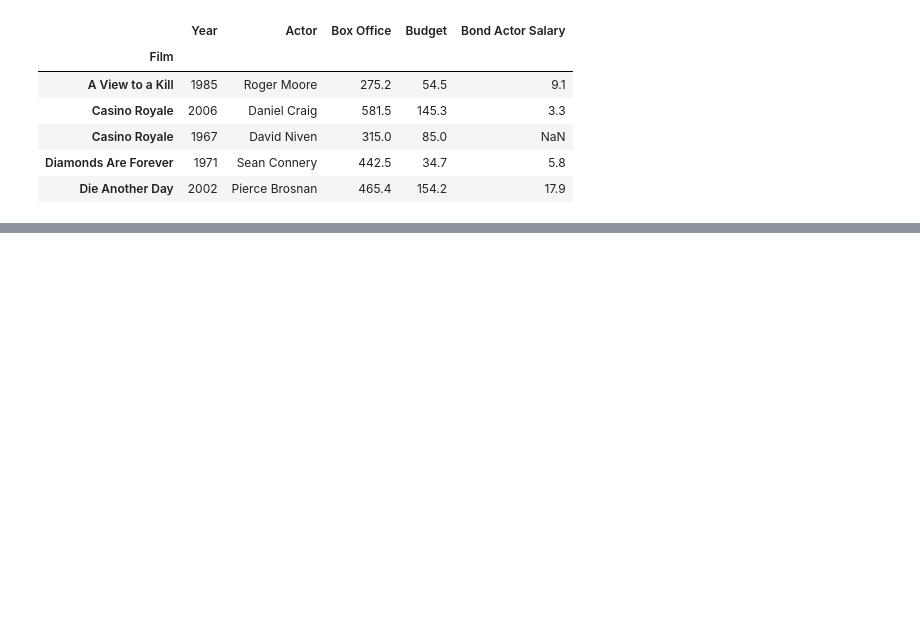
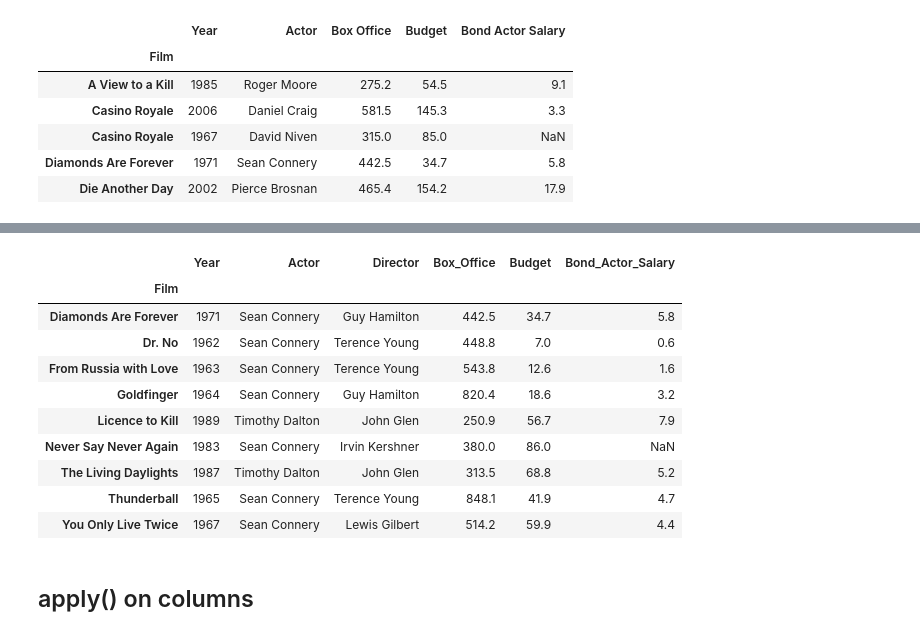
Before and after one commit to topix-hackademy/pandas-for-dummies, a Jupyter notebook: 02_DATAFRAME/Dataframe_p3.ipynb, the cells around one changed output, grey strips where cells are left out. Saved outputs shown, nothing was run; the diff lists cells and outputs as text; code cells hidden in the pictures; blank space fills up the shorter version.

```diff
--- a/02_DATAFRAME/Dataframe_p3.ipynb
+++ b/02_DATAFRAME/Dataframe_p3.ipynb
@@ -499,0 +663,4 @@ bond.head()
+# %%
+bond = pd.read_csv("data/jamesbond.csv", index_col="Film")
+bond.sort_index(inplace=True)
+bond.head(3)
@@ -499,0 +673,3 @@ bond.head()
+# %%
+# we need to avoid space in columns!
+bond.columns = [x.replace(" ", "_") for x in bond.columns]
@@ -499,0 +718,16 @@ bond.head()
+# %%
+bond.query('Actor in ["Sean Connery", "Timothy Dalton"]')
+# %% [output]
+|  | Year | Actor | Director | Box_Office | Budget | Bond_Actor_Salary |
+| Film |  |  |  |  |  |  |
+| Diamonds Are Forever | 1971 | Sean Connery | Guy Hamilton | 442.5 | 34.7 | 5.8 |
+| Dr. No | 1962 | Sean Connery | Terence Young | 448.8 | 7.0 | 0.6 |
+| From Russia with Love | 1963 | Sean Connery | Terence Young | 543.8 | 12.6 | 1.6 |
+| Goldfinger | 1964 | Sean Connery | Guy Hamilton | 820.4 | 18.6 | 3.2 |
+| Licence to Kill | 1989 | Timothy Dalton | John Glen | 250.9 | 56.7 | 7.9 |
+| Never Say Never Again | 1983 | Sean Connery | Irvin Kershner | 380.0 | 86.0 | NaN |
+| The Living Daylights | 1987 | Timothy Dalton | John Glen | 313.5 | 68.8 | 5.2 |
+| Thunderball | 1965 | Sean Connery | Terence Young | 848.1 | 41.9 | 4.7 |
+| You Only Live Twice | 1967 | Sean Connery | Lewis Gilbert | 514.2 | 59.9 | 4.4 |
+# %% [markdown]
+## apply() on columns
```
Also changed, not shown: parts of 38 cells of this notebook.
